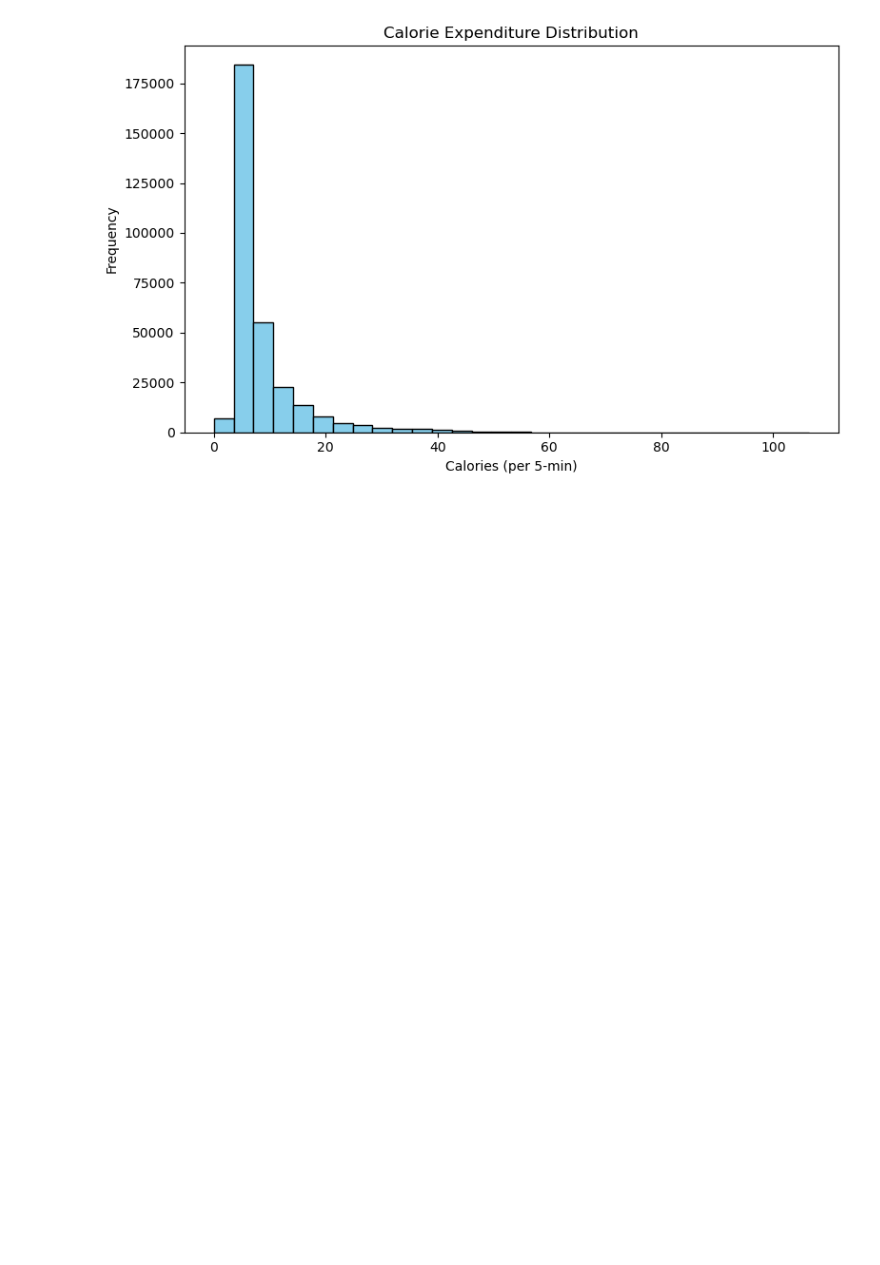
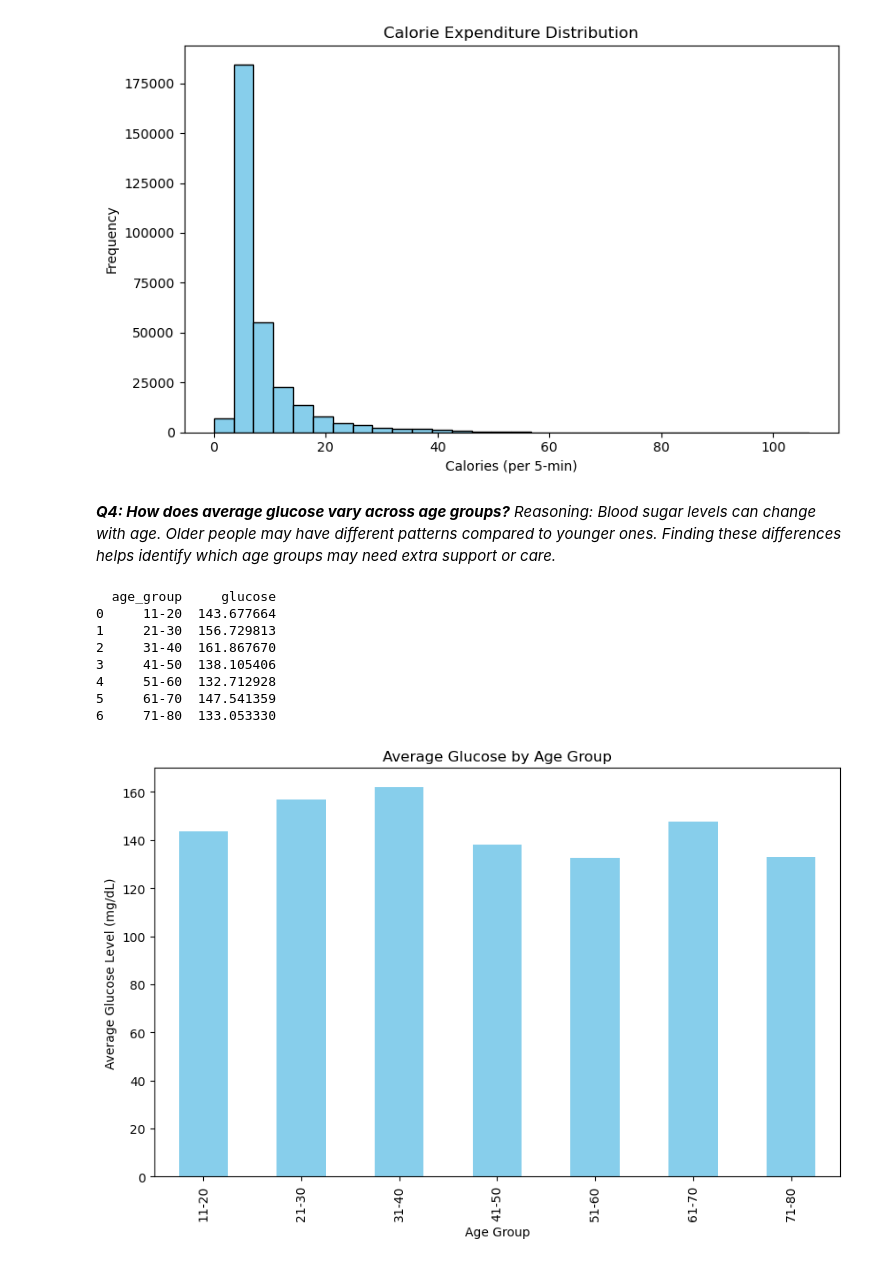
Before and after one commit to msdesh99/Python-Data-Analysis, a Jupyter notebook: Team11_PyQuester_Descriptive_Analysis.ipynb, the cells around one changed output. Cells and saved outputs as stored; diff of their text form; code cells hidden in the pictures; blank space fills up the shorter version.

```diff
--- a/Team11_PyQuester_Descriptive_Analysis.ipynb
+++ b/Team11_PyQuester_Descriptive_Analysis.ipynb
@@ -191,3 +192,32 @@ min           0.00
 max         106.35
 Name: calories, dtype: float64
 [figure]
+# %% [markdown]
+ ***Q4: How does average glucose vary across age groups?***
+*Reasoning: Blood sugar levels can change with age. Older people may have different patterns compared to younger ones. Finding these differences helps identify which age groups may need extra support or care.*
+# %%
+#Create age groups
+age_bins = [10,20,30,40,50,60,70,80]
+age_labels = ['11-20','21-30','31-40','41-50','51-60','61-70','71-80']
+df['age_group'] = pd.cut(df['age'], bins=age_bins, labels=age_labels)
+
+#Calculate average glucose by age group
+avg_glucose_by_age = df.groupby('age_group', observed=False)['glucose'].mean().reset_index()
+print(avg_glucose_by_age)
+
+#Plot the results(bar chart)
+avg_glucose_by_age.plot(kind='bar', x='age_group', y='glucose', color='skyblue', legend=False, figsize=(10,6))
+plt.title("Average Glucose by Age Group")
+plt.xlabel("Age Group")
+plt.ylabel("Average Glucose Level (mg/dL)")
+plt.show()
+# %% [output]
+  age_group     glucose
+0     11-20  143.677664
+1     21-30  156.729813
+2     31-40  161.867670
+3     41-50  138.105406
+4     51-60  132.712928
+5     61-70  147.541359
+6     71-80  133.053330
+[figure, added]
```
Also changed, not shown: parts of 5 cells of this notebook.
